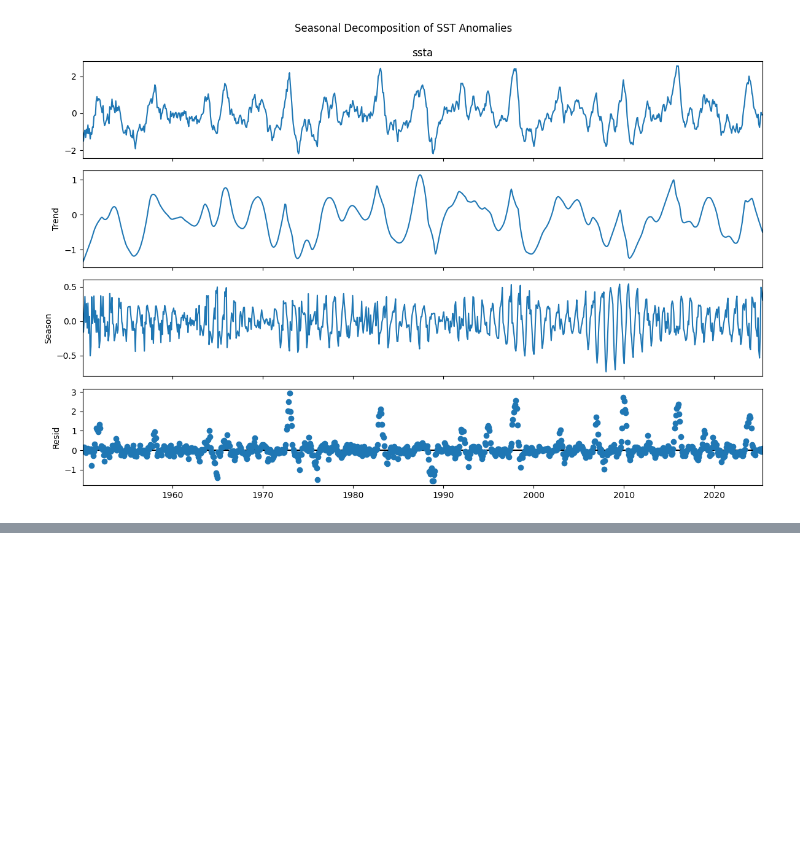
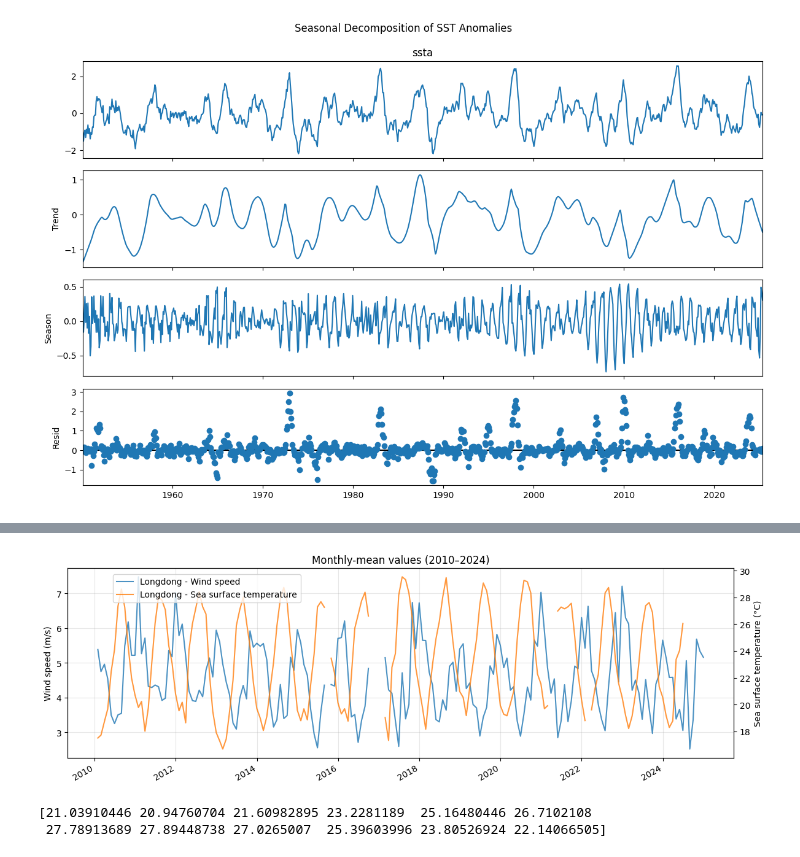
Before and after one commit to ODBapp/2025_NODASS_workshop, a Jupyter notebook: src/odb.ipynb, the cells around one changed output, grey strips where cells are left out. Saved outputs shown, nothing was run; the diff lists cells and outputs as text; code cells hidden in the pictures; blank space fills up the shorter version.

Commit message:
Update Buoy analysis exampole

```diff
--- a/src/odb.ipynb
+++ b/src/odb.ipynb
@@ -1486,0 +1533,57 @@ plt.tight_layout()
+# %%
+# Suppose you want to plot Wind and SST of buoy data
+vars_to_plot = ["Wind", "SST"]
+colors = list(mcolors.TABLEAU_COLORS)  # Up to 10 distinct colors
+
+fig, ax = plt.subplots(figsize=(12, 4))
+
+# To keep track of axes and labels
+axes = [ax]
+lines = []
+labels = []
+
+for i, var in enumerate(vars_to_plot):
+    meta = VARIABLE_META[var]
+
+    # Create new axis if not the first variable
+    if i == 0:
+        ax_i = ax
+    else:
+        ax_i = ax.twinx()
+        # Offset spine to avoid overlap if more than 2 axes
+        ax_i.spines['right'].set_position(('outward', 60 * (i - 1)))
+        axes.append(ax_i)
+
+    # Plot for each site
+    for j, (site, grp) in enumerate(cwa_sites_df.groupby("site")):
+        if var not in grp.columns:
+            continue
+        monthly = grp[var].resample("ME").mean()
+        line, = ax_i.plot(
+            monthly.index,
+            monthly,
+            label=f"{site} - {var}",
+            color=colors[(i + j) % len(colors)],
+            alpha=0.8
+        )
+        lines.append(line)
+        labels.append(f"{site} - {meta['label']}")
+
+    # Set label for Y axis
+    ax_i.set_ylabel(f"{meta['label']} ({meta['unit']})")
+
+# Final formatting
+axes[0].set_title("Monthly-mean values (2010–2024)")
+fig.legend(lines, labels, loc='upper left', bbox_to_anchor=(0.1, 0.9))
+axes[0].grid(True, alpha=0.3)
+fig.autofmt_xdate()
+plt.tight_layout()
+plt.show()
+# %% [output]
+[figure, added]
+# %%
+clim_sst = np.loadtxt('./data/examples/oisst_sst_month_mean_1982-2011.txt')
+print(clim_sst)
+# %% [output]
+[21.03910446 20.94760704 21.60982895 23.2281189  25.16480446 26.7102108
+ 27.78913689 27.89448738 27.0265007  25.39603996 23.80526924 22.14066505]
```
Also changed, not shown: parts of 20 cells of this notebook.
